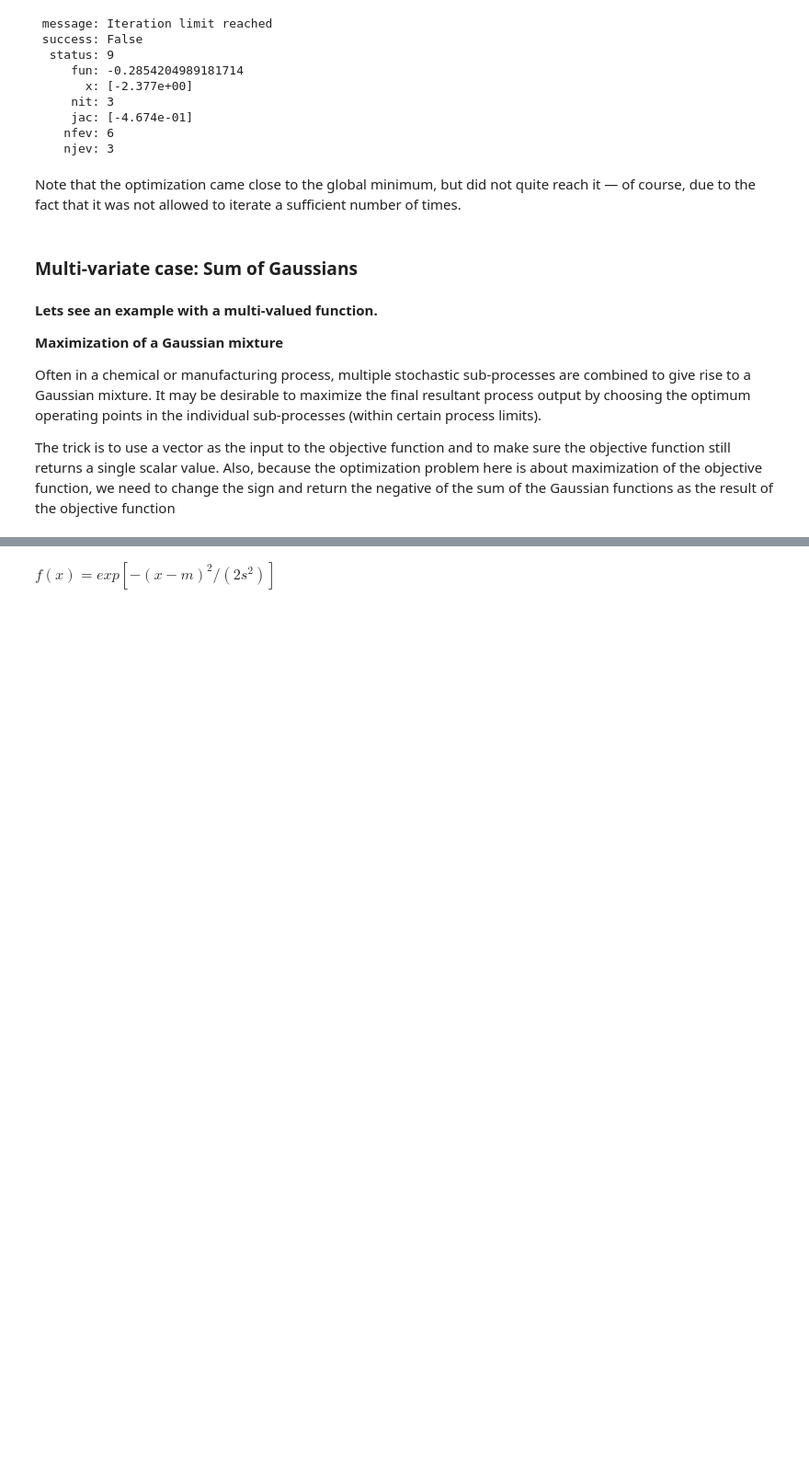
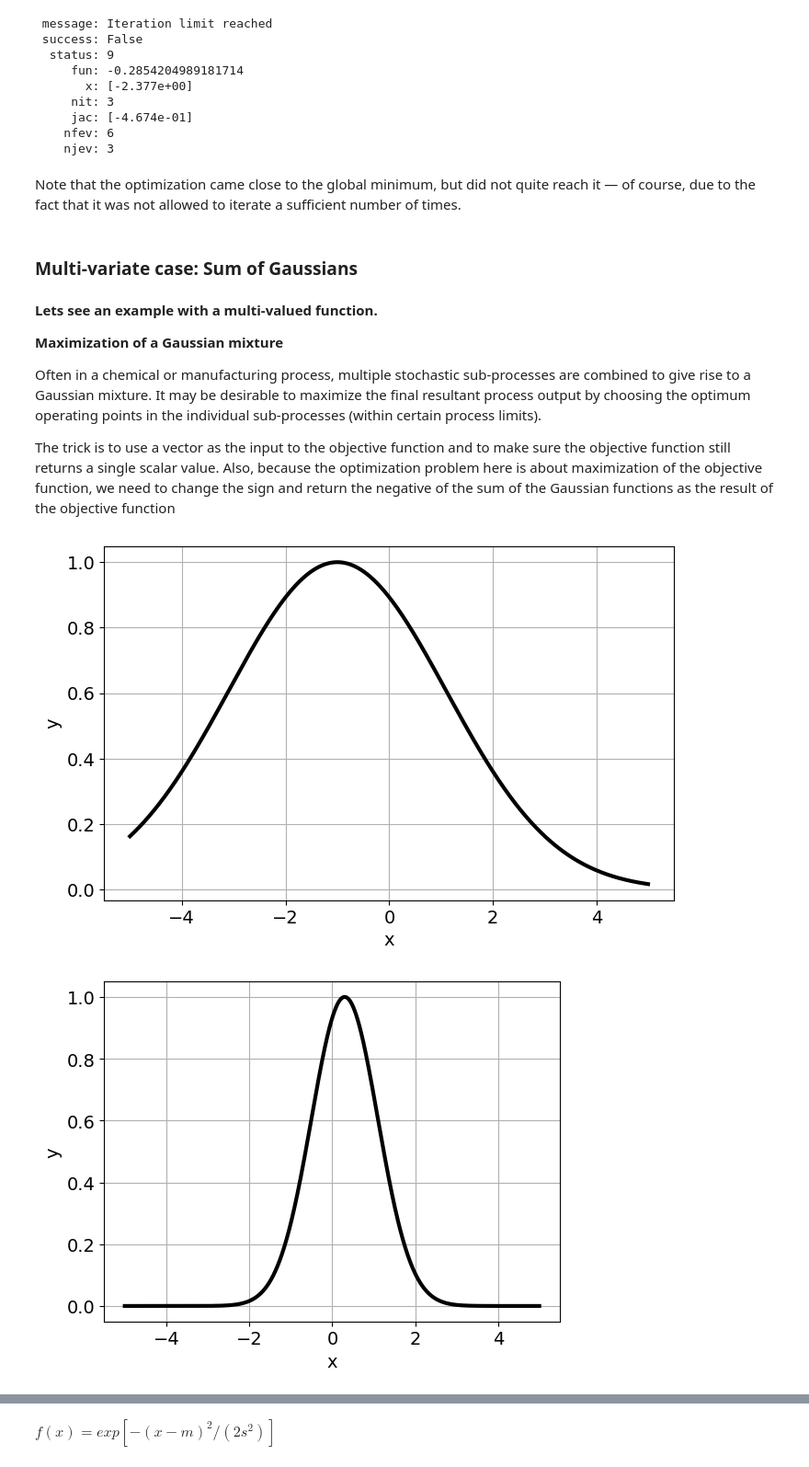
Before and after one commit to ranjithsrajan/PyLab, a Jupyter notebook: M1_AST_04_Optimization_A.ipynb, the cells around one changed output, grey strips where cells are left out. Shown: that part at 92% size. Cells and saved outputs as stored; diff of their text form; code cells hidden in the pictures; blank space fills up the shorter version.

```diff
--- a/M1_AST_04_Optimization_A.ipynb
+++ b/M1_AST_04_Optimization_A.ipynb
@@ -385,19 +385,24 @@ The trick is to use a vector as the input to the objective function and to make
 # %%
 # Define the mean values for the Gaussian distributions
 mu = [-1,0.3,2.1]
 # Define the standard deviation values for the Gaussian distributions
 sigma = [2.1,0.8,1.7]
 # Create an array of zeros to accumulate the sum of the Gaussian distributions
 add=np.zeros(1000)
 # Create a figure for plotting
 plt.figure(figsize=(8,5))
 # YOUR CODE HERE: Iterate over the mean and standard deviation values using the zip function
-
+for m,s in zip(mu,sigma):
 # YOUR CODE HERE: Generate a range of values from -5 to 5 with a step size of 0.01
+  x=np.arange(-5,5,0.01)
 # YOUR CODE HERE: Calculate the Gaussian distribution for the current mean and standard deviation
+  y=np.exp(-(x-m)**2/(2*s**2))
 # YOUR CODE HERE: Accumulate the Gaussian distribution values to the 'add' array
-
+  add+=y
 # YOUR CODE HERE: Plot the current Gaussian distribution
-
+  plot_nice(x,y,show=False)
 # Display the figure with all the plotted Gaussian distributions
-plt.show()
+  plt.show()
+# %% [output]
+[figure, added]
+[figure, added]
```
Also changed, not shown: parts of 15 cells of this notebook.
